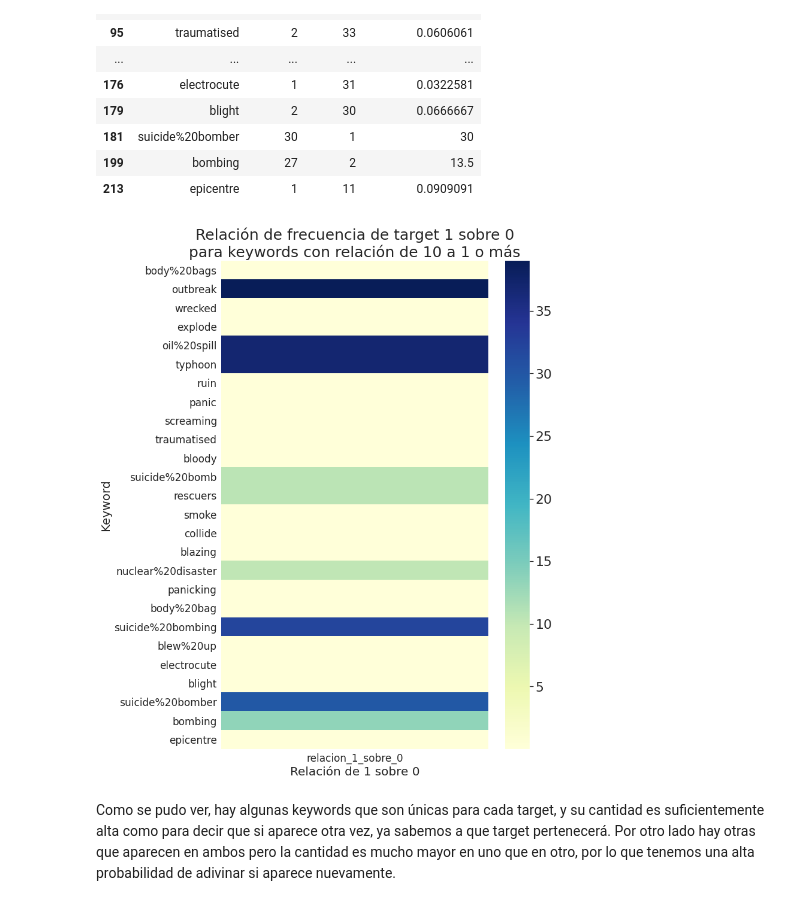
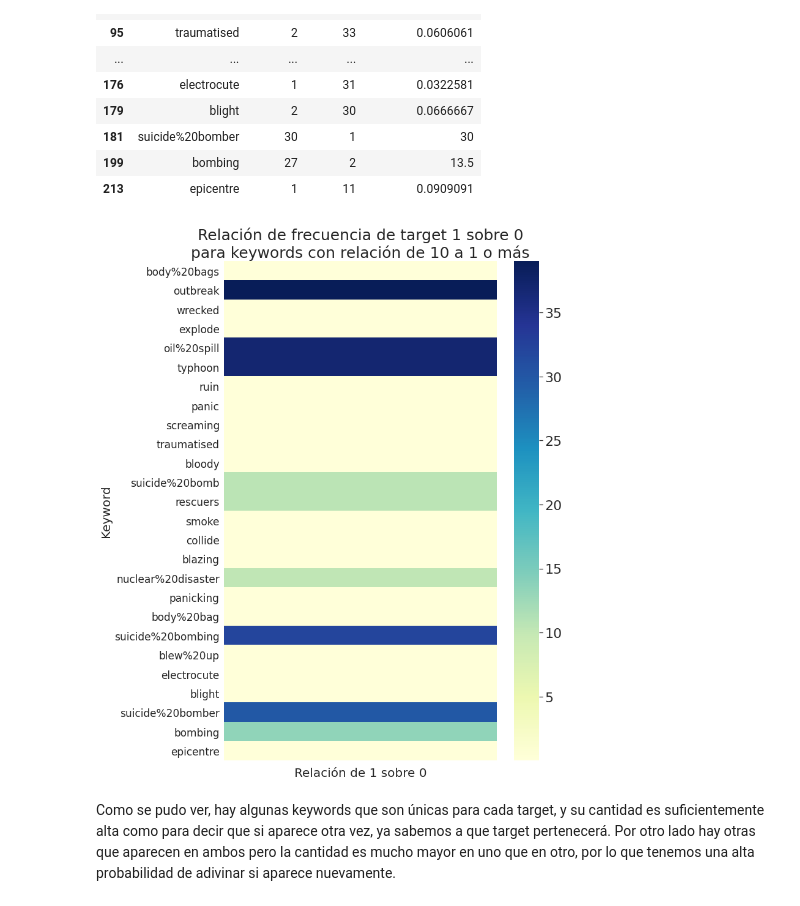
Before and after one commit to ffelfis/Orga_Datos_TPs, a Jupyter notebook: TP1/tweets.ipynb, the cells around one changed output. Drawn from its saved outputs; the diff is of its cells as text; code cells hidden in the pictures.

```diff
--- a/TP1/tweets.ipynb
+++ b/TP1/tweets.ipynb
@@ -247,19 +247,19 @@ df_keywords_casi_unicas
 # %%
 df_heat = df_keywords_casi_unicas.drop(["target_1", "target_0"], axis=1)
 df_heat["relacion_1_sobre_0"] = df_heat["relacion_1_sobre_0"].map(lambda x:float(x))
 df_heat = df_heat.set_index("keyword")
 plt.figure(figsize=(10,15))
 plt.title("Relación de frecuencia de target 1 sobre 0\npara keywords con relación de 10 a 1 o más", \
          fontsize=25)
 sns.set(font_scale=2) # Para el tamaño de fuente de cmap
-sns.heatmap(df_heat[["relacion_1_sobre_0"]], cmap="YlGnBu")
+sns.heatmap(df_heat[["relacion_1_sobre_0"]], cmap="YlGnBu", xticklabels=[''])
 plt.ylabel("Keyword", fontsize=20)
 plt.xlabel("Relación de 1 sobre 0", fontsize=20)
 plt.yticks(fontsize=17)
 plt.xticks(fontsize=17)
 plt.show()
 # %% [output]
-[figure, old version]
+[figure, new version]
 # %%
 # Para limpiar el estilo
 sns.set(font_scale=2)
```
Also changed, not shown: parts of 2 cells of this notebook.
